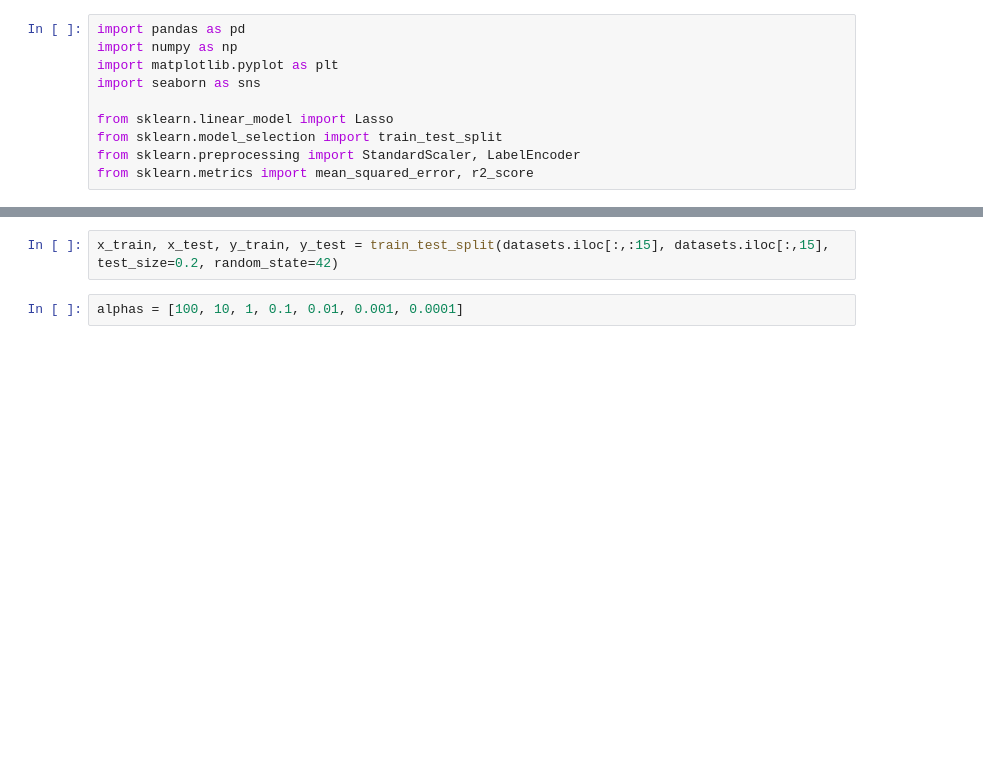
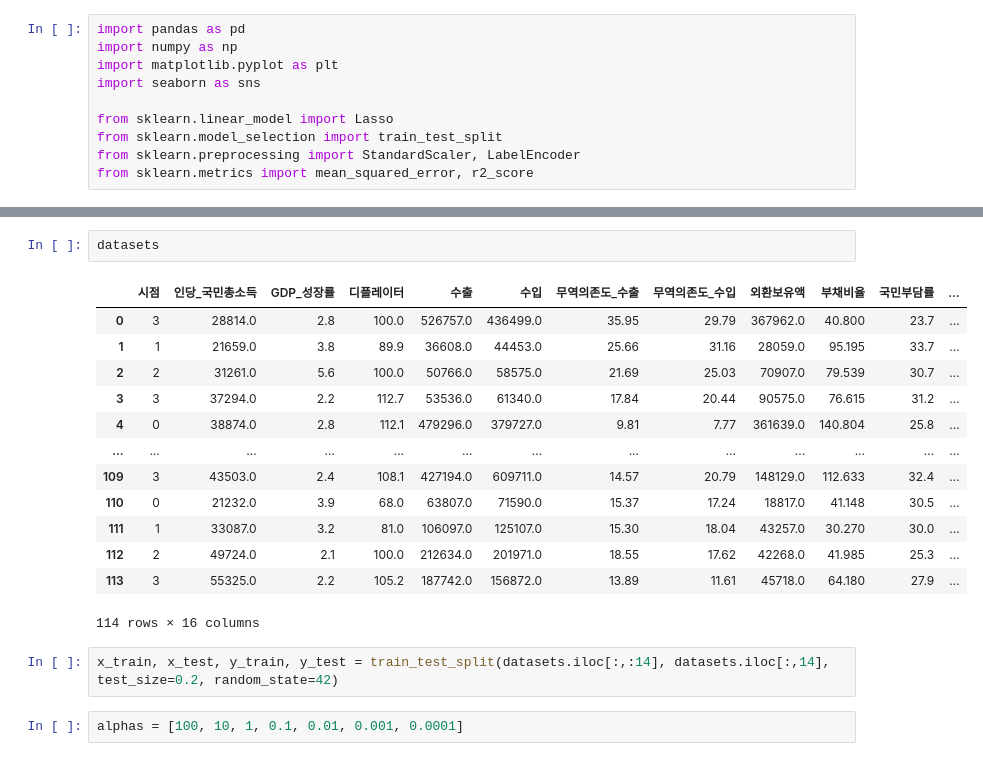
Before and after one commit to YJ-97/Project1, a Jupyter notebook: Lasso.ipynb, the cells around one changed output, grey strips where cells are left out. Cells and saved outputs as stored; diff of their text form; blank space fills up the shorter version.

```diff
--- a/Lasso.ipynb
+++ b/Lasso.ipynb
@@ -57,5 +58,21 @@ datasets.describe()
+# %%
+datasets
+# %% [output]
+|  | 시점 | 인당_국민총소득 | GDP_성장률 | 디플레이터 | 수출 | 수입 | 무역의존도_수출 | 무역의존도_수입 | 외환보유액 | 부채비율 | 국민부담률 | ... |
+| 0 | 3 | 28814.0 | 2.8 | 100.0 | 526757.0 | 436499.0 | 35.95 | 29.79 | 367962.0 | 40.800 | 23.7 | ... |
+| 1 | 1 | 21659.0 | 3.8 | 89.9 | 36608.0 | 44453.0 | 25.66 | 31.16 | 28059.0 | 95.195 | 33.7 | ... |
+| 2 | 2 | 31261.0 | 5.6 | 100.0 | 50766.0 | 58575.0 | 21.69 | 25.03 | 70907.0 | 79.539 | 30.7 | ... |
+| 3 | 3 | 37294.0 | 2.2 | 112.7 | 53536.0 | 61340.0 | 17.84 | 20.44 | 90575.0 | 76.615 | 31.2 | ... |
+| 4 | 0 | 38874.0 | 2.8 | 112.1 | 479296.0 | 379727.0 | 9.81 | 7.77 | 361639.0 | 140.804 | 25.8 | ... |
+| ... | ... | ... | ... | ... | ... | ... | ... | ... | ... | ... | ... | ... |
+| 109 | 3 | 43503.0 | 2.4 | 108.1 | 427194.0 | 609711.0 | 14.57 | 20.79 | 148129.0 | 112.633 | 32.4 | ... |
+| 110 | 0 | 21232.0 | 3.9 | 68.0 | 63807.0 | 71590.0 | 15.37 | 17.24 | 18817.0 | 41.148 | 30.5 | ... |
+| 111 | 1 | 33087.0 | 3.2 | 81.0 | 106097.0 | 125107.0 | 15.30 | 18.04 | 43257.0 | 30.270 | 30.0 | ... |
+| 112 | 2 | 49724.0 | 2.1 | 100.0 | 212634.0 | 201971.0 | 18.55 | 17.62 | 42268.0 | 41.985 | 25.3 | ... |
+| 113 | 3 | 55325.0 | 2.2 | 105.2 | 187742.0 | 156872.0 | 13.89 | 11.61 | 45718.0 | 64.180 | 27.9 | ... |
+114 rows × 16 columns
 # %%
-x_train, x_test, y_train, y_test = train_test_split(datasets.iloc[:,:15], datasets.iloc[:,15], test_size=0.2, random_state=42)
+x_train, x_test, y_train, y_test = train_test_split(datasets.iloc[:,:14], datasets.iloc[:,14], test_size=0.2, random_state=42)
 # %%
 alphas = [100, 10, 1, 0.1, 0.01, 0.001, 0.0001]
 # %%
```
Also changed, not shown: parts of 10 cells of this notebook, 11 other files.
